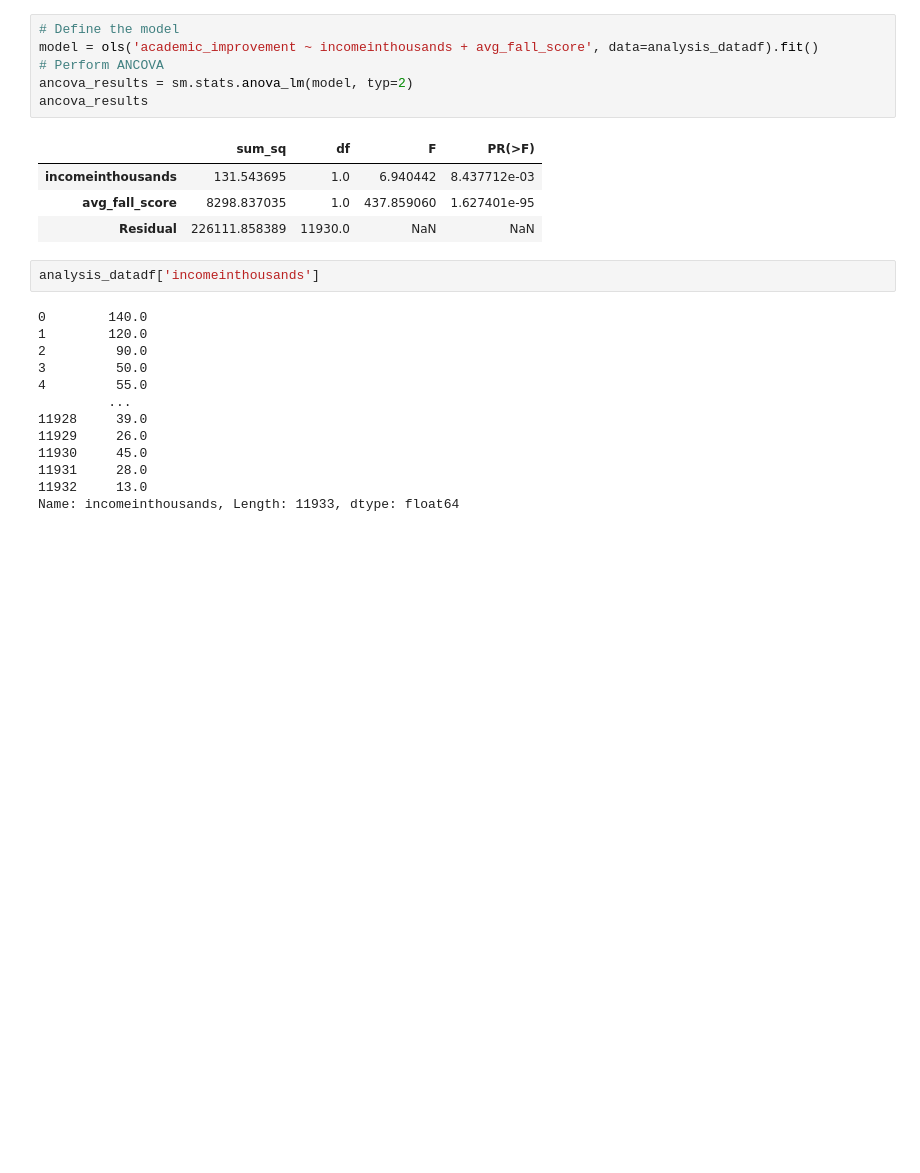
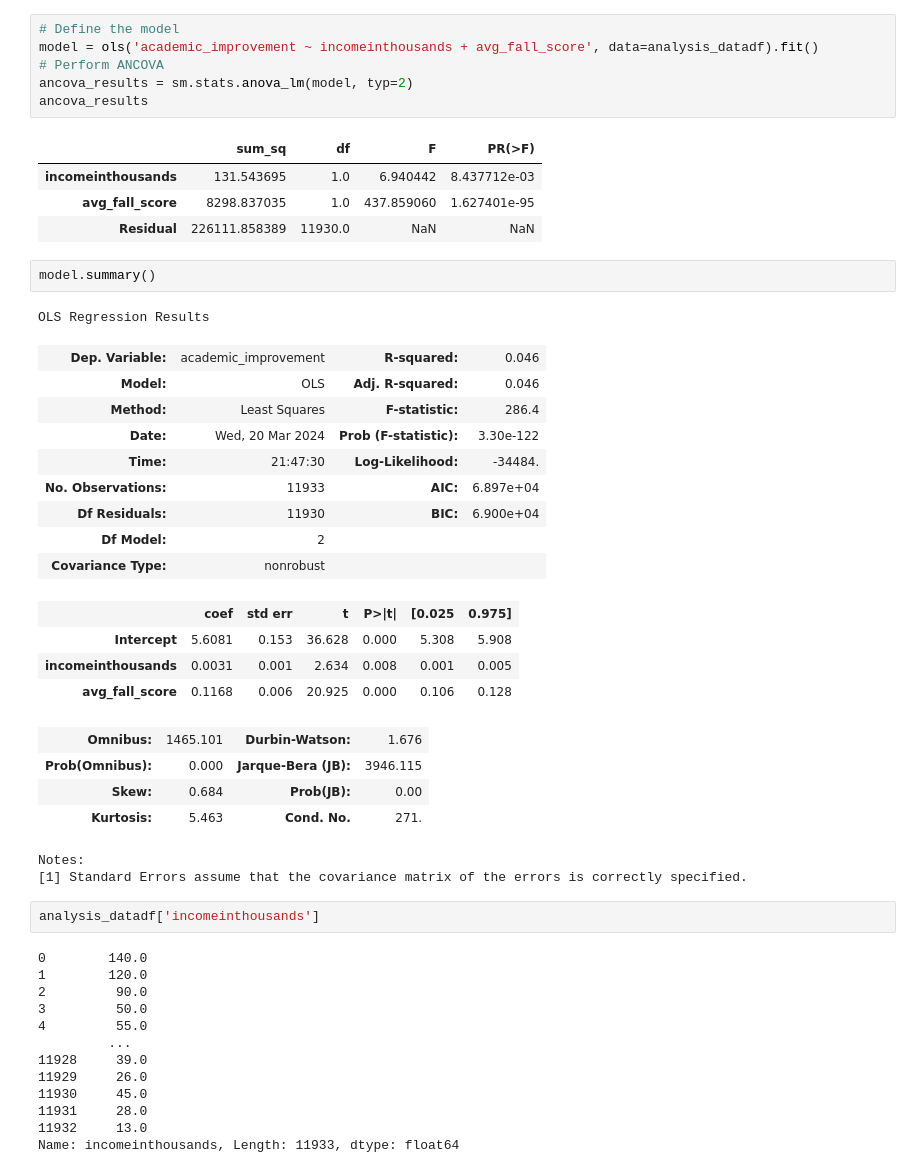
Before and after one commit to xiaozhangmeifannao/inf2178-experimentaldesign-w24, a Jupyter notebook: Assignment3/Xiaoxin-Zhou-A3.ipynb, the cells around one changed output. Cells and saved outputs as stored; diff of their text form; blank space fills up the shorter version.

```diff
--- a/Assignment3/Xiaoxin-Zhou-A3.ipynb
+++ b/Assignment3/Xiaoxin-Zhou-A3.ipynb
@@ -157,6 +132,29 @@ ancova_results
 | incomeinthousands | 131.543695 | 1.0 | 6.940442 | 8.437712e-03 |
 | avg_fall_score | 8298.837035 | 1.0 | 437.859060 | 1.627401e-95 |
 | Residual | 226111.858389 | 11930.0 | NaN | NaN |
+# %%
+model.summary()
+# %% [output]
+OLS Regression Results
+| Dep. Variable: | academic_improvement | R-squared: | 0.046 |
+| Model: | OLS | Adj. R-squared: | 0.046 |
+| Method: | Least Squares | F-statistic: | 286.4 |
+| Date: | Wed, 20 Mar 2024 | Prob (F-statistic): | 3.30e-122 |
+| Time: | 21:47:30 | Log-Likelihood: | -34484. |
+| No. Observations: | 11933 | AIC: | 6.897e+04 |
+| Df Residuals: | 11930 | BIC: | 6.900e+04 |
+| Df Model: | 2 |  |  |
+| Covariance Type: | nonrobust |  |  |
+|  | coef | std err | t | P>|t| | [0.025 | 0.975] |
+| Intercept | 5.6081 | 0.153 | 36.628 | 0.000 | 5.308 | 5.908 |
+| incomeinthousands | 0.0031 | 0.001 | 2.634 | 0.008 | 0.001 | 0.005 |
+| avg_fall_score | 0.1168 | 0.006 | 20.925 | 0.000 | 0.106 | 0.128 |
+| Omnibus: | 1465.101 | Durbin-Watson: | 1.676 |
+| Prob(Omnibus): | 0.000 | Jarque-Bera (JB): | 3946.115 |
+| Skew: | 0.684 | Prob(JB): | 0.00 |
+| Kurtosis: | 5.463 | Cond. No. | 271. |
+Notes:
+[1] Standard Errors assume that the covariance matrix of the errors is correctly specified.
 # %%
 analysis_datadf['incomeinthousands']
 # %% [output]
```
Also changed, not shown: parts of 6 cells of this notebook, 1 other file.
